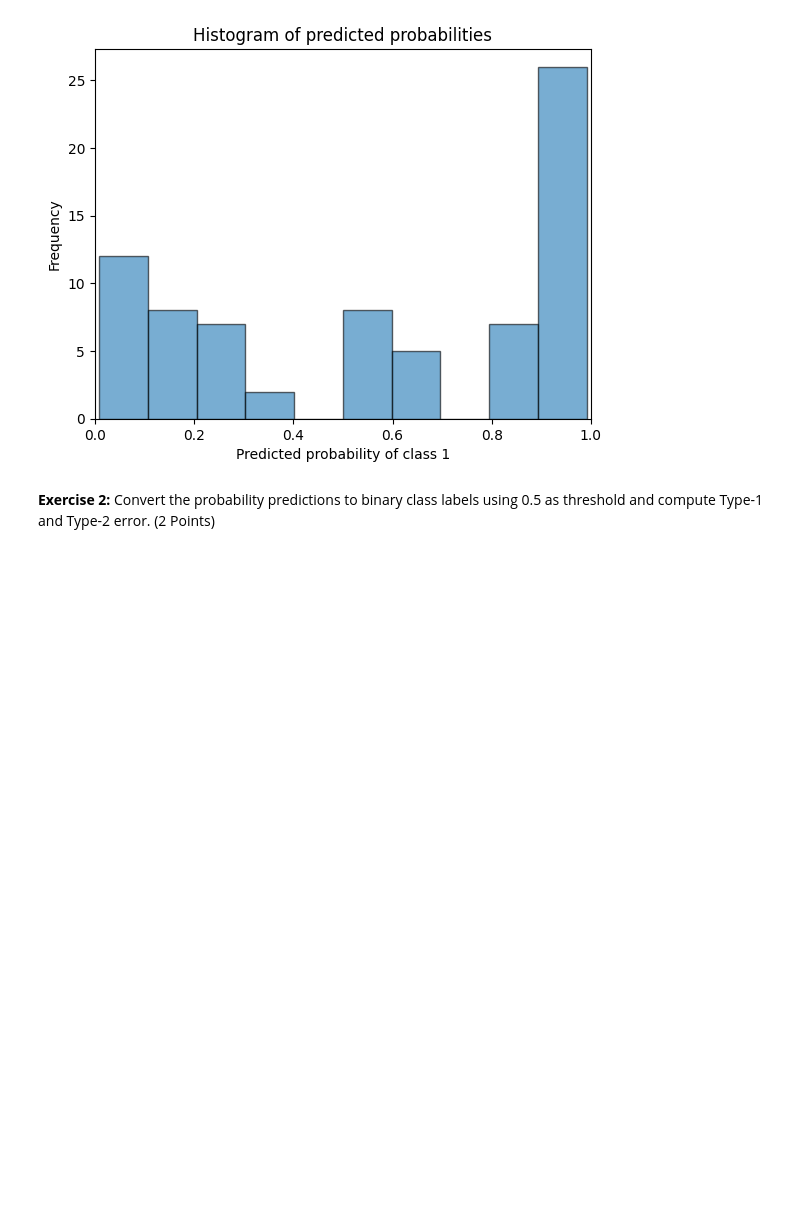
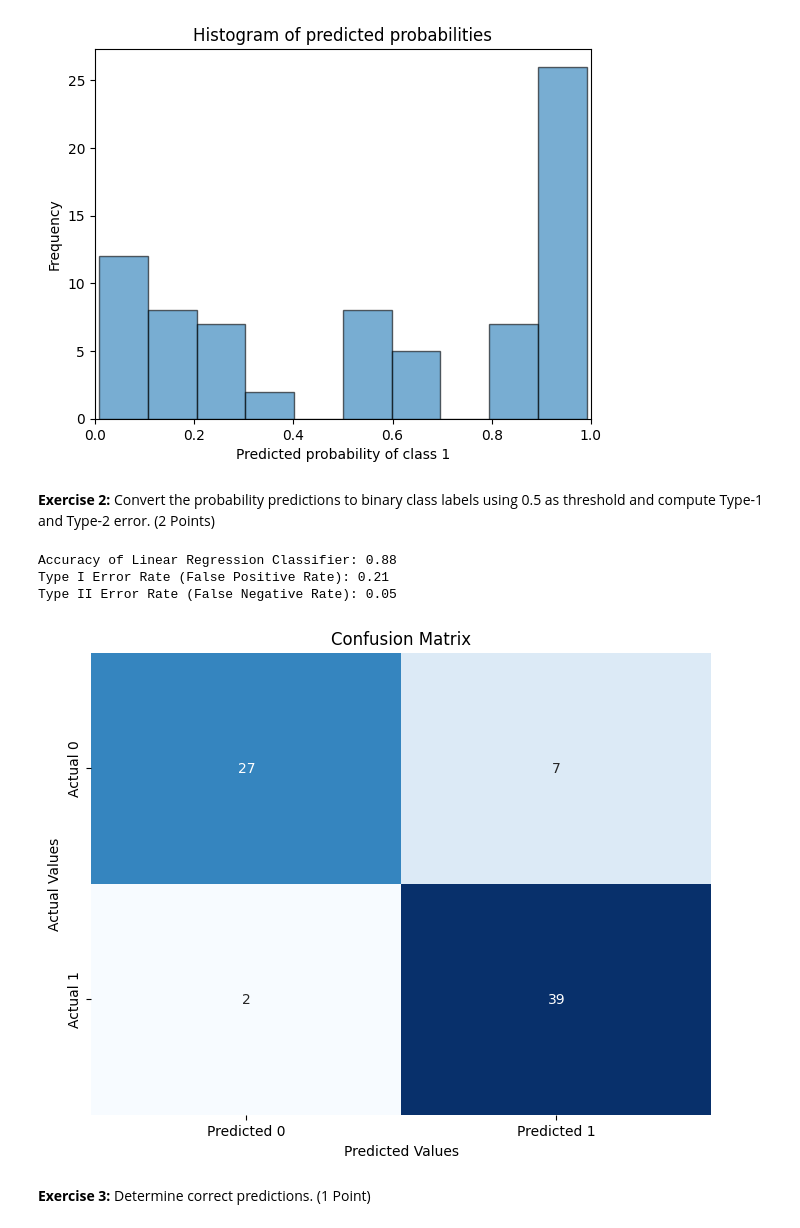
Before and after one commit to Raminyazdani/notebook-problem-solution-visualization, a Jupyter notebook: classification_visualization.ipynb, the cells around one changed output. Cells and saved outputs as stored; diff of their text form; code cells hidden in the pictures; blank space fills up the shorter version.

```diff
--- a/classification_visualization.ipynb
+++ b/classification_visualization.ipynb
@@ -167,3 +167,53 @@ plt.show()
 [figure]
 # %% [markdown]
 **Exercise 2:** Convert the probability predictions to binary class labels using 0.5 as threshold and compute Type-1 and Type-2 error. (2 Points)
+# %%
+y_pred_class=[]
+for prob in y_pred_prob:
+    if prob>=0.5:
+        y_pred_class.append(1)
+    else:
+        y_pred_class.append(0)
+
+import numpy as np
+import pandas as pd
+import seaborn as sns
+import matplotlib.pyplot as plt
+from sklearn.metrics import accuracy_score, confusion_matrix
+
+
+# Evaluate the model
+accuracy = accuracy_score(y_test, y_pred_class)
+print(f'Accuracy of Linear Regression Classifier: {accuracy:.2f}')
+
+# Confusion Matrix
+cm = confusion_matrix(y_tests, y_pred_class)
+
+FP = cm[0, 1]  # False Positive
+FN = cm[1, 0]  # False Negative
+TN = cm[0, 0]  # True Negative
+TP = cm[1, 1]  # True Positive
+
+# Calculate Type I and Type II error rates
+type1_error_rate = FP / (FP+TN) #False Positive Rate
+type2_error_rate = FN / (FN+TP) #False negative Rate
+
+print(f'Type I Error Rate (False Positive Rate): {type1_error_rate:.2f}')
+print(f'Type II Error Rate (False Negative Rate): {type2_error_rate:.2f}')
+
+# Visualize the confusion matrix with heatmap
+cm_df = pd.DataFrame(cm, index=['Actual 0', 'Actual 1'], columns=['Predicted 0', 'Predicted 1'])
+
+plt.figure(figsize=(8, 6))
+sns.heatmap(cm_df, annot=True, fmt='g', cmap='Blues', cbar=False)
+plt.title('Confusion Matrix')
+plt.ylabel('Actual Values')
+plt.xlabel('Predicted Values')
+plt.show()
+# %% [output]
+Accuracy of Linear Regression Classifier: 0.88
+Type I Error Rate (False Positive Rate): 0.21
+Type II Error Rate (False Negative Rate): 0.05
+[figure, added]
+# %% [markdown]
+**Exercise 3:** Determine correct predictions. (1 Point)
```
Also changed, not shown: 1 other file.
